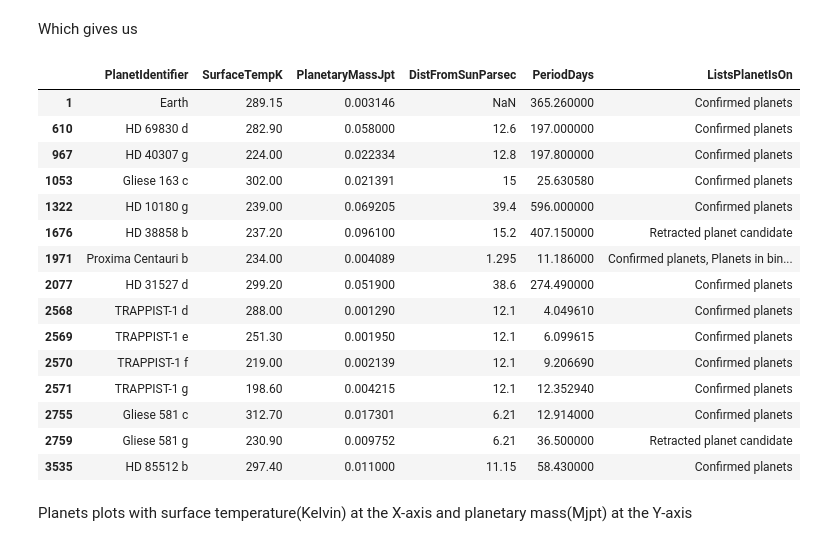
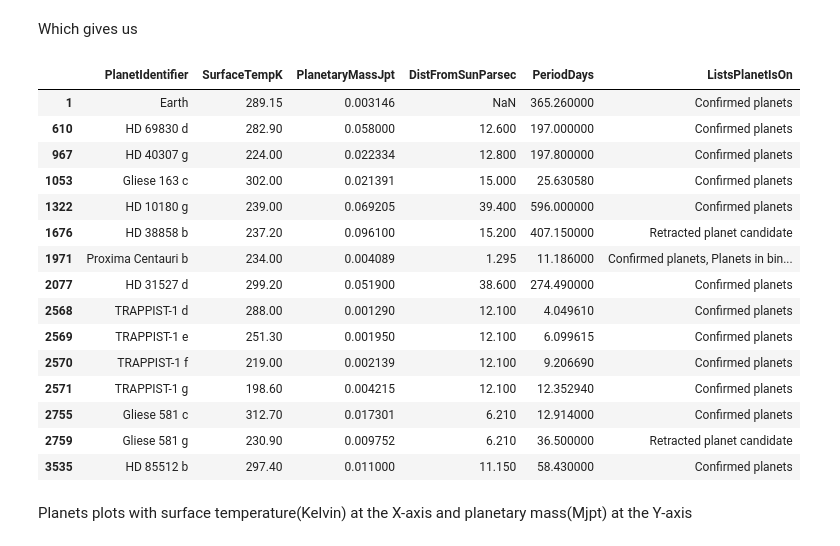
Before and after one commit to alitanweer/oecanalysis, a Jupyter notebook: Material/oecanalysis.ipynb, the cells around one changed output. Drawn from its saved outputs; the diff is of its cells as text; code cells hidden in the pictures.

```diff
--- a/Material/oecanalysis.ipynb
+++ b/Material/oecanalysis.ipynb
@@ -289,24 +301,24 @@ X_Final = pd.concat([Earth,X])
 # %% [markdown]
 Which gives us
-# %%
-X_Final
-# %% [output]
-|  | PlanetIdentifier | SurfaceTempK | PlanetaryMassJpt | DistFromSunParsec | PeriodDays | ListsPlanetIsOn |
-| 1 | Earth | 289.15 | 0.003146 | NaN | 365.260000 | Confirmed planets |
-| 610 | HD 69830 d | 282.90 | 0.058000 | 12.6 | 197.000000 | Confirmed planets |
-| 967 | HD 40307 g | 224.00 | 0.022334 | 12.8 | 197.800000 | Confirmed planets |
-| 1053 | Gliese 163 c | 302.00 | 0.021391 | 15 | 25.630580 | Confirmed planets |
-| 1322 | HD 10180 g | 239.00 | 0.069205 | 39.4 | 596.000000 | Confirmed planets |
-| 1676 | HD 38858 b | 237.20 | 0.096100 | 15.2 | 407.150000 | Retracted planet candidate |
-| 1971 | Proxima Centauri b | 234.00 | 0.004089 | 1.295 | 11.186000 | Confirmed planets, Planets in bin... |
-| 2077 | HD 31527 d | 299.20 | 0.051900 | 38.6 | 274.490000 | Confirmed planets |
-| 2568 | TRAPPIST-1 d | 288.00 | 0.001290 | 12.1 | 4.049610 | Confirmed planets |
-| 2569 | TRAPPIST-1 e | 251.30 | 0.001950 | 12.1 | 6.099615 | Confirmed planets |
-| 2570 | TRAPPIST-1 f | 219.00 | 0.002139 | 12.1 | 9.206690 | Confirmed planets |
-| 2571 | TRAPPIST-1 g | 198.60 | 0.004215 | 12.1 | 12.352940 | Confirmed planets |
-| 2755 | Gliese 581 c | 312.70 | 0.017301 | 6.21 | 12.914000 | Confirmed planets |
-| 2759 | Gliese 581 g | 230.90 | 0.009752 | 6.21 | 36.500000 | Retracted planet candidate |
-| 3535 | HD 85512 b | 297.40 | 0.011000 | 11.15 | 58.430000 | Confirmed planets |
+# %%
+exo_cleaned_Final
+# %% [output]
+|  | PlanetIdentifier | SurfaceTempK | PlanetaryMassJpt | DistFromSunParsec | PeriodDays | ListsPlanetIsOn |
+| 1 | Earth | 289.15 | 0.003146 | NaN | 365.260000 | Confirmed planets |
+| 610 | HD 69830 d | 282.90 | 0.058000 | 12.600 | 197.000000 | Confirmed planets |
+| 967 | HD 40307 g | 224.00 | 0.022334 | 12.800 | 197.800000 | Confirmed planets |
+| 1053 | Gliese 163 c | 302.00 | 0.021391 | 15.000 | 25.630580 | Confirmed planets |
+| 1322 | HD 10180 g | 239.00 | 0.069205 | 39.400 | 596.000000 | Confirmed planets |
+| 1676 | HD 38858 b | 237.20 | 0.096100 | 15.200 | 407.150000 | Retracted planet candidate |
+| 1971 | Proxima Centauri b | 234.00 | 0.004089 | 1.295 | 11.186000 | Confirmed planets, Planets in bin... |
+| 2077 | HD 31527 d | 299.20 | 0.051900 | 38.600 | 274.490000 | Confirmed planets |
+| 2568 | TRAPPIST-1 d | 288.00 | 0.001290 | 12.100 | 4.049610 | Confirmed planets |
+| 2569 | TRAPPIST-1 e | 251.30 | 0.001950 | 12.100 | 6.099615 | Confirmed planets |
+| 2570 | TRAPPIST-1 f | 219.00 | 0.002139 | 12.100 | 9.206690 | Confirmed planets |
+| 2571 | TRAPPIST-1 g | 198.60 | 0.004215 | 12.100 | 12.352940 | Confirmed planets |
+| 2755 | Gliese 581 c | 312.70 | 0.017301 | 6.210 | 12.914000 | Confirmed planets |
+| 2759 | Gliese 581 g | 230.90 | 0.009752 | 6.210 | 36.500000 | Retracted planet candidate |
+| 3535 | HD 85512 b | 297.40 | 0.011000 | 11.150 | 58.430000 | Confirmed planets |
 # %% [markdown]
 Planets plots with surface temperature(Kelvin) at the X-axis and planetary mass(Mjpt) at the Y-axis
 # %%
```
Also changed, not shown: parts of 36 cells of this notebook.
